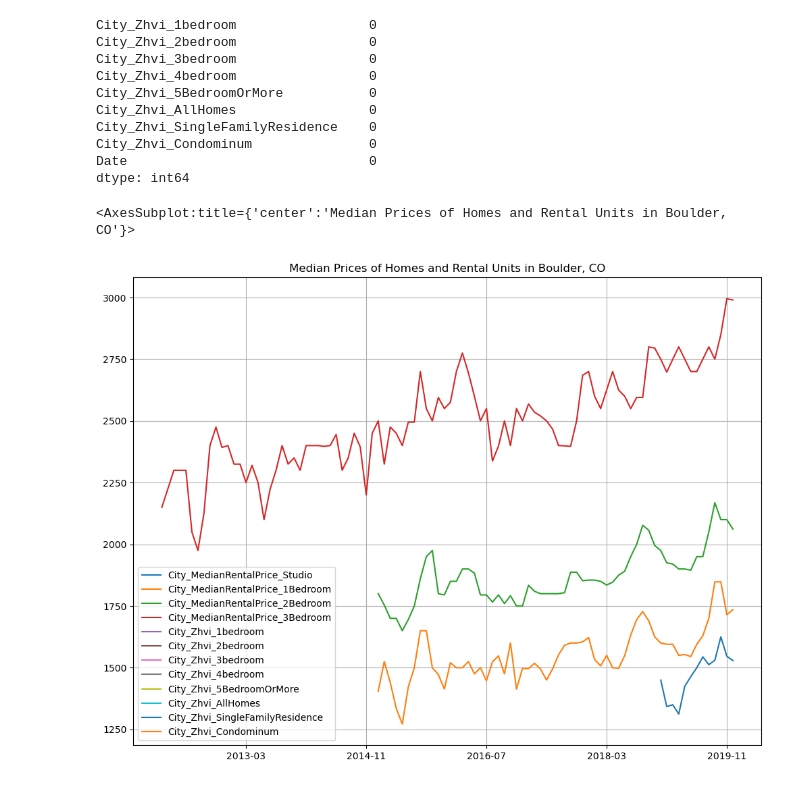
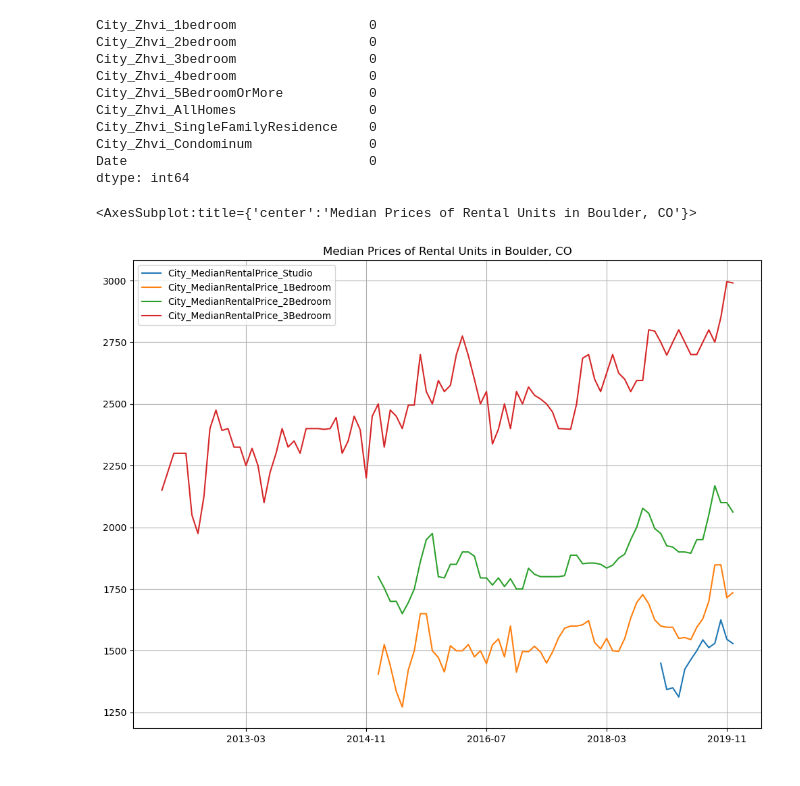
Before and after one commit to SUPERINTIALD/CSCI_4502_5502_Data_Mining_Final_Project, a Jupyter notebook: mineydiney.ipynb, the cells around one changed output. Cells and saved outputs as stored; diff of their text form; code cells hidden in the pictures.

Commit message:
Clean rentals df and add median prices visualization

```diff
--- a/mineydiney.ipynb
+++ b/mineydiney.ipynb
@@ -396,0 +371,14 @@ dtype: object
+# %%
+# Counting NaN values in all columns
+nan_count = boulder_df_rental.isna().sum()
+
+print(nan_count,'\n')
+
+num_rows = len(boulder_df_rental)
+nan_cols = []
+
+print("Columns with all NaN values: \n")
+for col in boulder_df_rental.columns:
+    if(boulder_df_rental[col].isna().sum() >= num_rows):
+        nan_cols.append(col)
+        print(col)
@@ -396,0 +403,2 @@ dtype: object
+# %%
+boulder_df_rental.drop(nan_cols, axis=1, inplace=True)
@@ -411,7 +429,7 @@ City_Zhvi_Condominum               0
 Date                               0
 dtype: int64
 # %%
-boulder_df_rental.plot(title='Median Prices of Homes and Rental Units in Boulder, CO',figsize=(12,9), grid=True)
+boulder_df_rental.plot(title='Median Prices of Rental Units in Boulder, CO',figsize=(12,9), grid=True)
 # %% [output]
-<AxesSubplot:title={'center':'Median Prices of Homes and Rental Units in Boulder, CO'}>
+<AxesSubplot:title={'center':'Median Prices of Rental Units in Boulder, CO'}>
-[figure, old version]
+[figure, new version]
```
Also changed, not shown: parts of 5 cells of this notebook.
